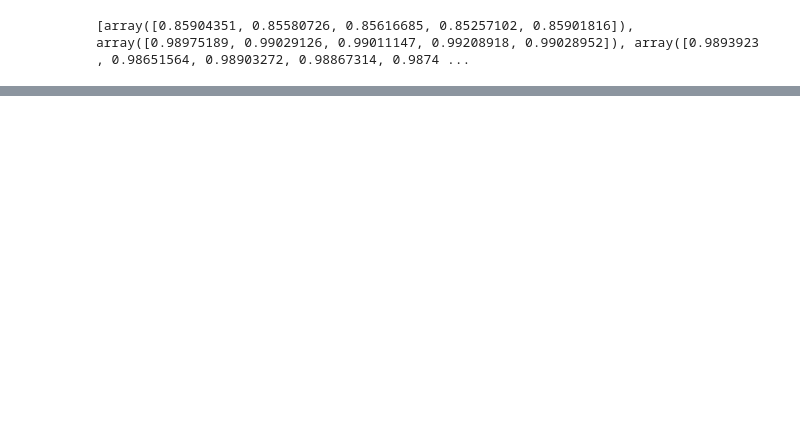
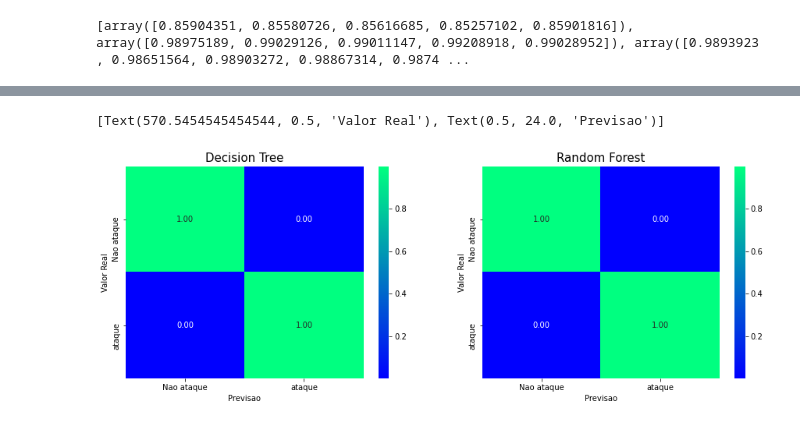
Before and after one commit to modelonulo/ml-based-intrusion-detection-system, a Jupyter notebook: ml_ids_colab.ipynb, the cells around one changed output, grey strips where cells are left out. Cells and saved outputs as stored; diff of their text form; code cells hidden in the pictures; blank space fills up the shorter version.

```diff
--- a/ml_ids_colab.ipynb
+++ b/ml_ids_colab.ipynb
@@ -421,0 +421,9 @@ plt.show()
+# %%
+#arvores de decisao e a floresta randomica
+#svm_clf = svm.SVC(C=0.9, gamma=0.1, kernel='rbf', probability=True, random_state=42)
+dt_clf = DecisionTreeClassifier(random_state = 42)
+rf_clf = RandomForestClassifier(n_estimators=400, n_jobs=-1, random_state=42)
+
+# Treina os modelos
+dt_clf.fit(x_train, y_train.network_flow)
+rf_clf.fit(x_train, y_train.network_flow)
@@ -421,0 +439,8 @@ plt.show()
+# %%
+# obtém as probabilidades previstas
+clf_prob = dt_clf.predict_proba(x_test)
+rf_prob = rf_clf.predict_proba(x_test)
+
+# Valores reais
+clf_preds = np.argmax(clf_prob, axis=1)
+rf_preds = np.argmax(rf_prob, axis=1)
@@ -421,0 +463,20 @@ plt.show()
+# %%
+#analisando os modelos
+cm = metrics.confusion_matrix(y_test.network_flow, clf_preds)
+cm = cm.astype('float') / cm.sum(axis=1)[:, np.newaxis]
+cm2 = metrics.confusion_matrix(y_test.network_flow, rf_preds)
+cm2 = cm2.astype('float') / cm2.sum(axis=1)[: , np.newaxis]
+
+classes = ["Nao ataque", "ataque"]
+f, ax = plt.subplots(1, 2, figsize=(15, 5))
+ax[0].set_title("Decision Tree", fontsize=15.)
+sns.heatmap(pd.DataFrame(cm, index=classes, columns=classes),
+            cmap='winter', annot=True, fmt='.2f', ax=ax[0]).set(xlabel="Previsao", ylabel="Valor Real")
+
+ax[1].set_title("Random Forest", fontsize=15.)
+sns.heatmap(pd.DataFrame(cm2, index=classes, columns=classes),
+            cmap='winter', annot=True, fmt='.2f', ax=ax[1]).set(xlabel="Previsao",
+                                                                ylabel="Valor Real")
+# %% [output]
+[Text(570.5454545454544, 0.5, 'Valor Real'), Text(0.5, 24.0, 'Previsao')]
+[figure, added]
```
Also changed, not shown: parts of 15 cells of this notebook.
